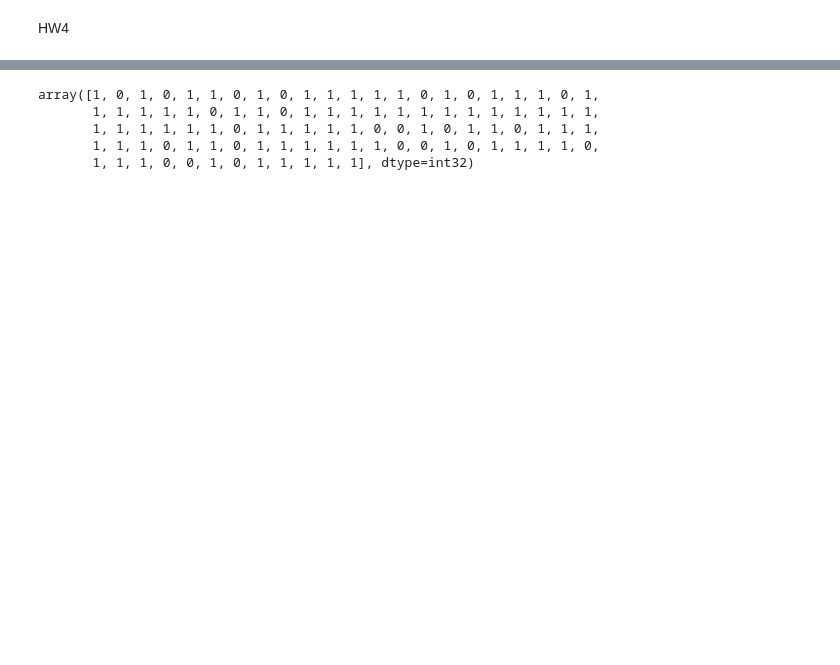
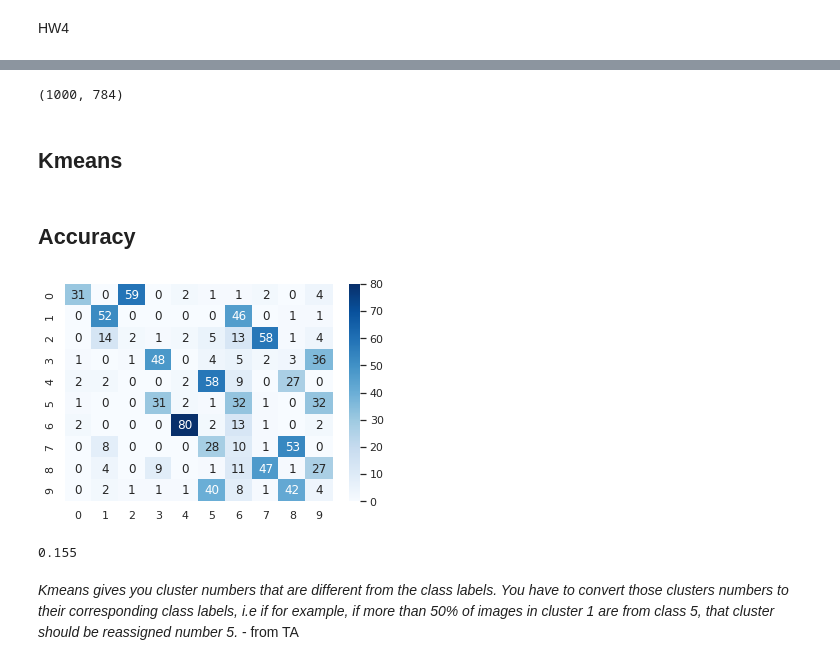
Before and after one commit to Rhitabrat/deep-learning-CS510, a Jupyter notebook: hw4/main.ipynb, the cells around one changed output, grey strips where cells are left out. Saved outputs shown, nothing was run; the diff lists cells and outputs as text; code cells hidden in the pictures; blank space fills up the shorter version.

```diff
--- a/hw4/main.ipynb
+++ b/hw4/main.ipynb
@@ -53,4 +57,4 @@ def shuffle_data(X_train, y_train, N):
 
     shuffled_x = tf.gather(X_train, shuffled_indices)
     shuffled_y = tf.gather(y_train, shuffled_indices)
-    return shuffled_x, shuffled_y
+    return shuffled_x.numpy(), shuffled_y.numpy()
@@ -57,7 +65,12 @@ def shuffle_data(X_train, y_train, N):
 # %%
-# 10x10 data - 10 from each category
+# Nx10 data - 10 from each category
 
-N=10
-X_train_10, y_train_10 = select_data(N, X_train_ori, y_train)
-X_train_10, y_train_10 = prepare_data(X_train_10, y_train_10)
-X_train_10, y_train_10 = shuffle_data(X_train_10, y_train_10, N)
+N=100
+X_train_100, y_train_100 = select_data(N, X_train_ori, y_train)
+X_train_100, y_train_100 = prepare_data(X_train_100, y_train_100)
+X_train_100, y_train_100 = shuffle_data(X_train_100, y_train_100, N)
+
+X_train_100 = X_train_100.reshape(len(X_train_100), -1)
+X_train_100.shape
+# %% [output]
+(1000, 784)
@@ -67,8 +77,19 @@ y_train_10 = y_train_10.numpy()
+# %% [markdown]
+## Kmeans
 # %%
-kmeans = KMeans(n_clusters=2, random_state=0).fit(X_train_10)
+kmeans = KMeans(init="k-means++", n_clusters=10, random_state=0).fit(X_train_100)
+predicted_labels = kmeans.labels_
-# %% [output]
-array([1, 0, 1, 0, 1, 1, 0, 1, 0, 1, 1, 1, 1, 1, 0, 1, 0, 1, 1, 1, 0, 1,
-       1, 1, 1, 1, 1, 0, 1, 1, 0, 1, 1, 1, 1, 1, 1, 1, 1, 1, 1, 1, 1, 1,
-       1, 1, 1, 1, 1, 1, 0, 1, 1, 1, 1, 1, 0, 0, 1, 0, 1, 1, 0, 1, 1, 1,
-       1, 1, 1, 0, 1, 1, 0, 1, 1, 1, 1, 1, 1, 0, 0, 1, 0, 1, 1, 1, 1, 0,
-       1, 1, 1, 0, 0, 1, 0, 1, 1, 1, 1, 1], dtype=int32)
+# %% [markdown]
+## Accuracy
+# %%
+cm = confusion_matrix(y_train_100, predicted_labels)
+# %%
+ax = sns.heatmap(cm, annot=True, fmt="d", cmap="Blues")
+# %% [output]
+[figure, added]
+# %%
+np.trace(cm) / np.sum(cm)
+# %% [output]
+0.155
+# %% [markdown]
+*Kmeans gives you cluster numbers that are different from the class labels. You have to convert those clusters numbers to their corresponding class labels, i.e if for example, if more than  50% of images in cluster 1 are from class 5, that cluster should be reassigned number 5.* - from TA
```
Also changed, not shown: parts of 13 cells of this notebook.
